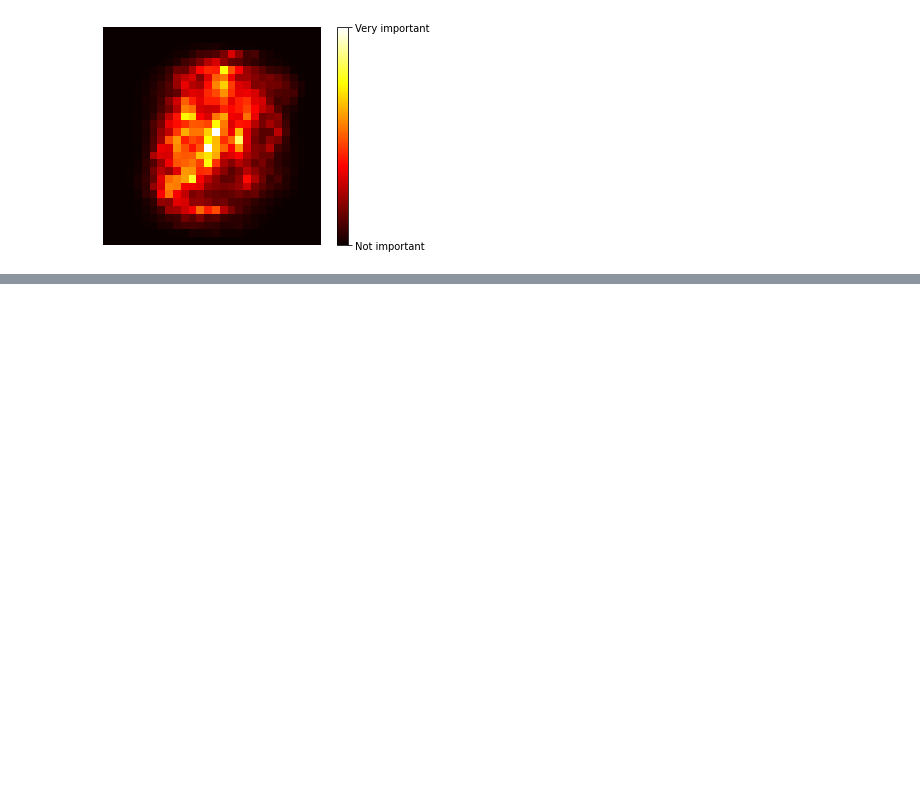
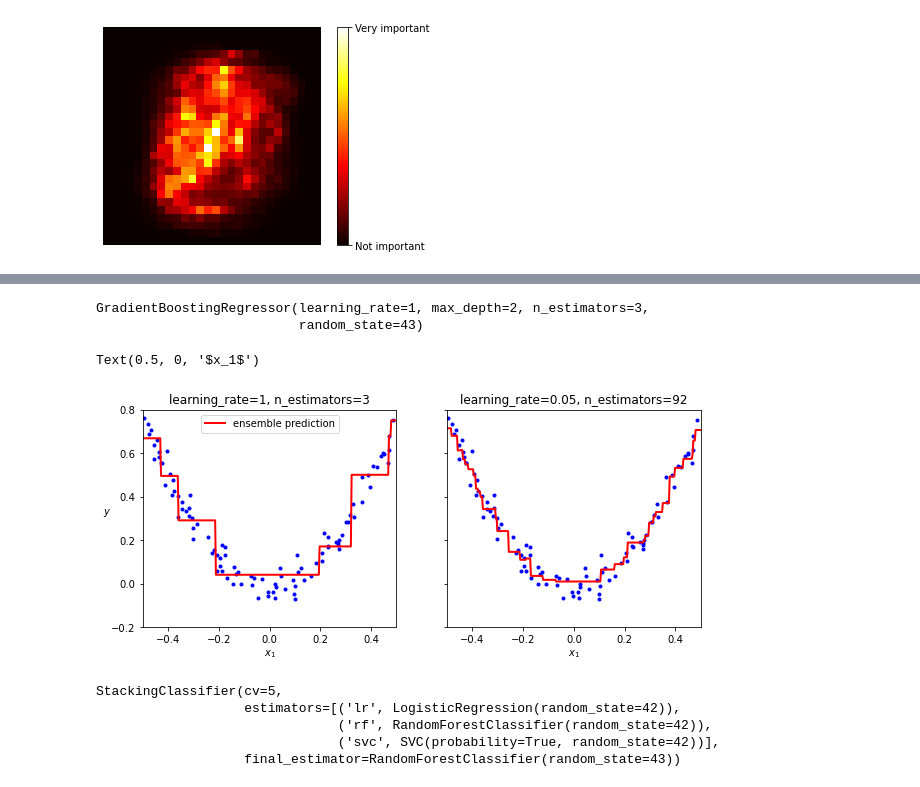
Before and after one commit to tcarr032/Random-Forest-and-Ensembles, a Jupyter notebook: Ensemble_Rand_Forest.ipynb, the cells around one changed output, grey strips where cells are left out. Drawn from its saved outputs; the diff is of its cells as text; code cells hidden in the pictures; blank space fills up the shorter version.

```diff
--- a/Ensemble_Rand_Forest.ipynb
+++ b/Ensemble_Rand_Forest.ipynb
@@ -165,0 +274,42 @@ plt.show()
+# %%
+gbrt = GradientBoostingRegressor(max_depth=2, learning_rate=1, n_estimators=3, random_state=43)
+gbrt.fit(X,y)
+# %% [output]
+GradientBoostingRegressor(learning_rate=1, max_depth=2, n_estimators=3,
+                          random_state=43)
+# %%
+fig, axes = plt.subplots(ncols=2, figsize=(10,4),sharey=True)
+
+plt.sca(axes[0])
+
+plot_predictions([gbrt], X, y, axes=[-0.5, 0.5, -0.2, 0.8], style='r-', label="ensemble prediction")
+plt.title(f"learning_rate={gbrt.learning_rate}, " f"n_estimators={gbrt.n_estimators_}")
+plt.ylabel("$y$", rotation=0)
+plt.xlabel("$x_1$")
+
+plt.sca(axes[1])
+plot_predictions([gbrt_best], X, y, axes=[-0.5, 0.5, -0.2, 0.8], style='r-')
+plt.title(f"learning_rate={gbrt_best.learning_rate}, " f"n_estimators={gbrt_best.n_estimators_}")
+plt.xlabel("$x_1$")
+# %% [output]
+Text(0.5, 0, '$x_1$')
+[figure, added]
+# %%
+from sklearn.ensemble import StackingClassifier
+
+stacking_clf = StackingClassifier(
+    estimators=[
+        ('lr', LogisticRegression(random_state=42)),
+        ('rf', RandomForestClassifier(random_state=42)),
+        ('svc', SVC(probability=True, random_state=42))
+    ],
+    final_estimator=RandomForestClassifier(random_state=43),
+    cv=5
+)
+stacking_clf.fit(X_train, y_train)
+# %% [output]
+StackingClassifier(cv=5,
+                   estimators=[('lr', LogisticRegression(random_state=42)),
+                               ('rf', RandomForestClassifier(random_state=42)),
+                               ('svc', SVC(probability=True, random_state=42))],
+                   final_estimator=RandomForestClassifier(random_state=43))
```
Also changed, not shown: parts of 13 cells of this notebook.
